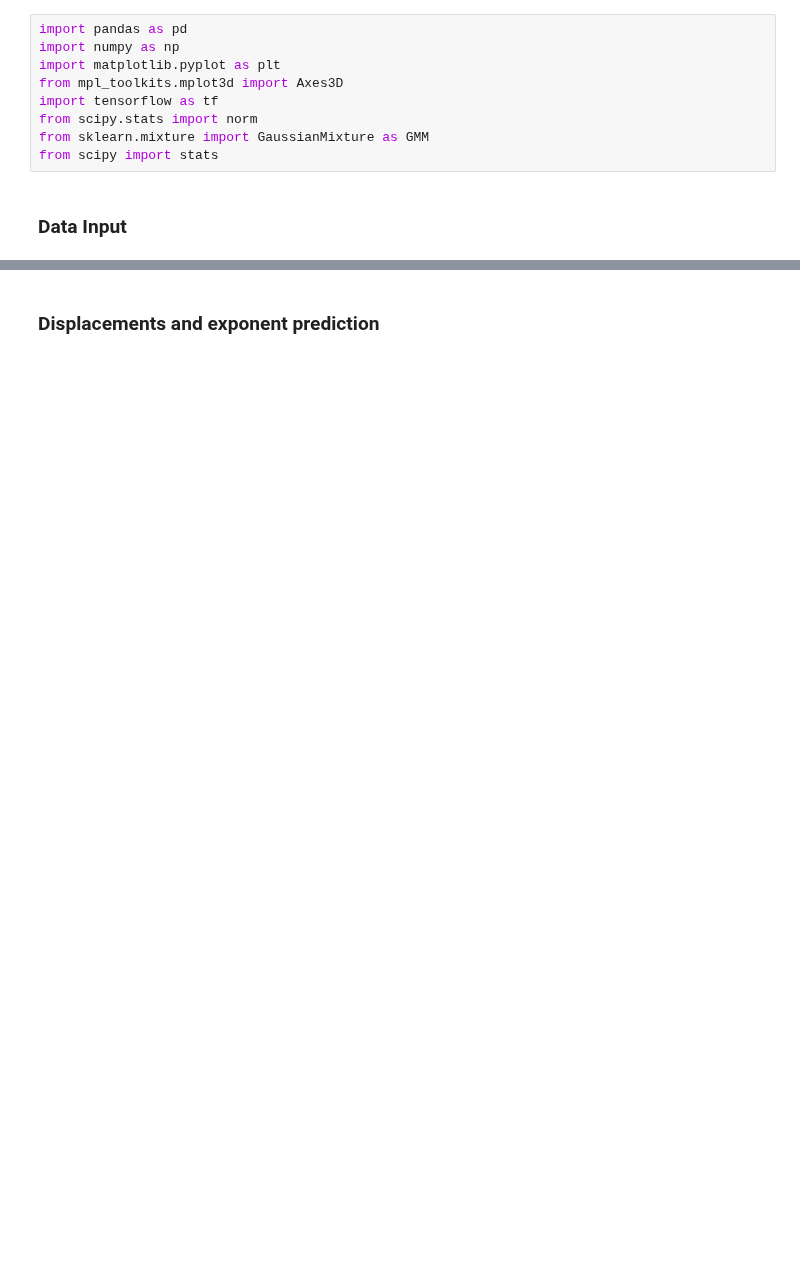
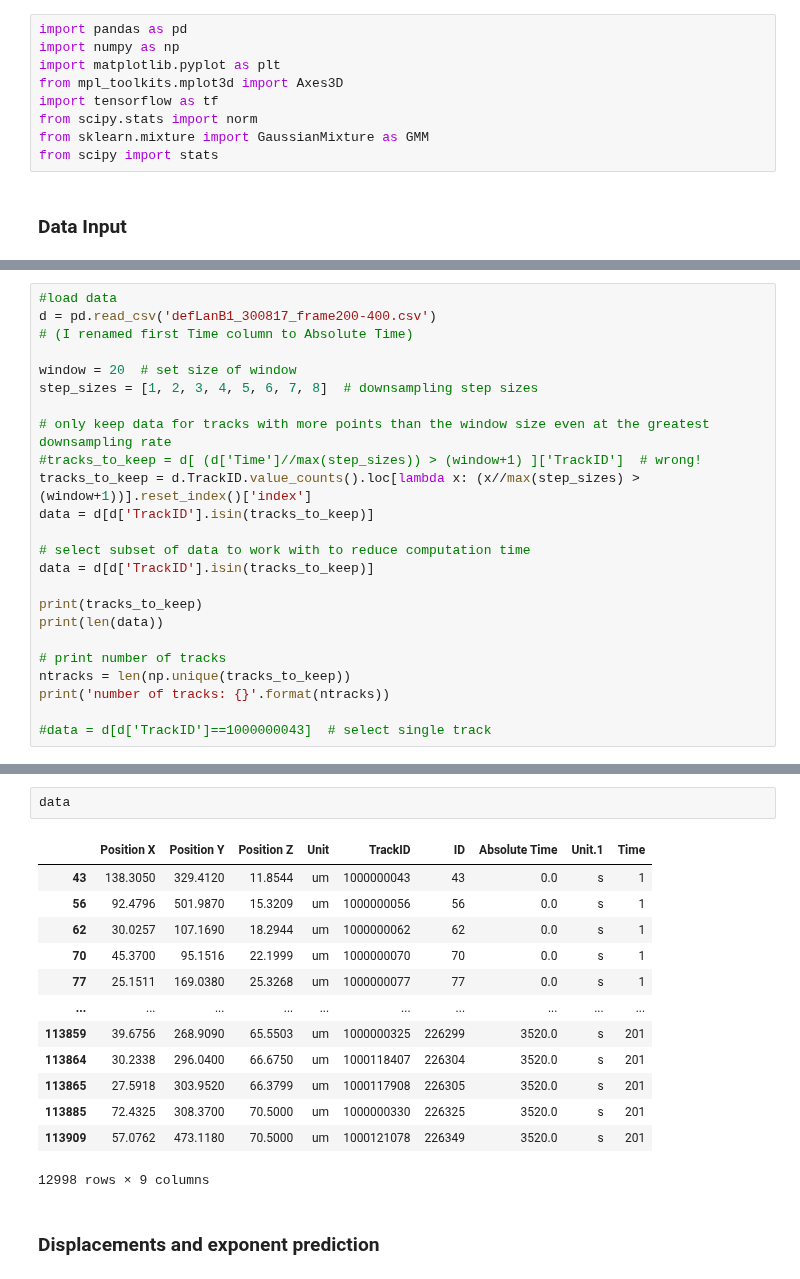
Before and after one commit to paulvautravers/Mphys-Sem-1, a Jupyter notebook: haemocyte_fbm.ipynb, the cells around one changed output, grey strips where cells are left out. Cells and saved outputs as stored; diff of their text form; blank space fills up the shorter version.

```diff
--- a/haemocyte_fbm.ipynb
+++ b/haemocyte_fbm.ipynb
@@ -25,0 +12,24 @@ def downsample(data_input, down_int, start_index=0):
+# %%
+#load data
+d = pd.read_csv('defLanB1_300817_frame200-400.csv')
+# (I renamed first Time column to Absolute Time)
+
+window = 20  # set size of window
+step_sizes = [1, 2, 3, 4, 5, 6, 7, 8]  # downsampling step sizes
+
+# only keep data for tracks with more points than the window size even at the greatest downsampling rate
+#tracks_to_keep = d[ (d['Time']//max(step_sizes)) > (window+1) ]['TrackID']  # wrong!
+tracks_to_keep = d.TrackID.value_counts().loc[lambda x: (x//max(step_sizes) > (window+1))].reset_index()['index']
+data = d[d['TrackID'].isin(tracks_to_keep)]
+
+# select subset of data to work with to reduce computation time
+data = d[d['TrackID'].isin(tracks_to_keep)]
+
+print(tracks_to_keep)
+print(len(data))
+
+# print number of tracks
+ntracks = len(np.unique(tracks_to_keep))
+print('number of tracks: {}'.format(ntracks))
+
+#data = d[d['TrackID']==1000000043]  # select single track
@@ -26,3 +51,19 @@ def downsample(data_input, down_int, start_index=0):
+# %%
+data
+# %% [output]
+|  | Position X | Position Y | Position Z | Unit | TrackID | ID | Absolute Time | Unit.1 | Time |
+| 43 | 138.3050 | 329.4120 | 11.8544 | um | 1000000043 | 43 | 0.0 | s | 1 |
+| 56 | 92.4796 | 501.9870 | 15.3209 | um | 1000000056 | 56 | 0.0 | s | 1 |
+| 62 | 30.0257 | 107.1690 | 18.2944 | um | 1000000062 | 62 | 0.0 | s | 1 |
+| 70 | 45.3700 | 95.1516 | 22.1999 | um | 1000000070 | 70 | 0.0 | s | 1 |
+| 77 | 25.1511 | 169.0380 | 25.3268 | um | 1000000077 | 77 | 0.0 | s | 1 |
+| ... | ... | ... | ... | ... | ... | ... | ... | ... | ... |
+| 113859 | 39.6756 | 268.9090 | 65.5503 | um | 1000000325 | 226299 | 3520.0 | s | 201 |
+| 113864 | 30.2338 | 296.0400 | 66.6750 | um | 1000118407 | 226304 | 3520.0 | s | 201 |
+| 113865 | 27.5918 | 303.9520 | 66.3799 | um | 1000117908 | 226305 | 3520.0 | s | 201 |
+| 113885 | 72.4325 | 308.3700 | 70.5000 | um | 1000000330 | 226325 | 3520.0 | s | 201 |
+| 113909 | 57.0762 | 473.1180 | 70.5000 | um | 1000121078 | 226349 | 3520.0 | s | 201 |
+12998 rows × 9 columns
 # %% [markdown]
 ### Displacements and exponent prediction
 # %%
```
Also changed, not shown: parts of 18 cells of this notebook.
